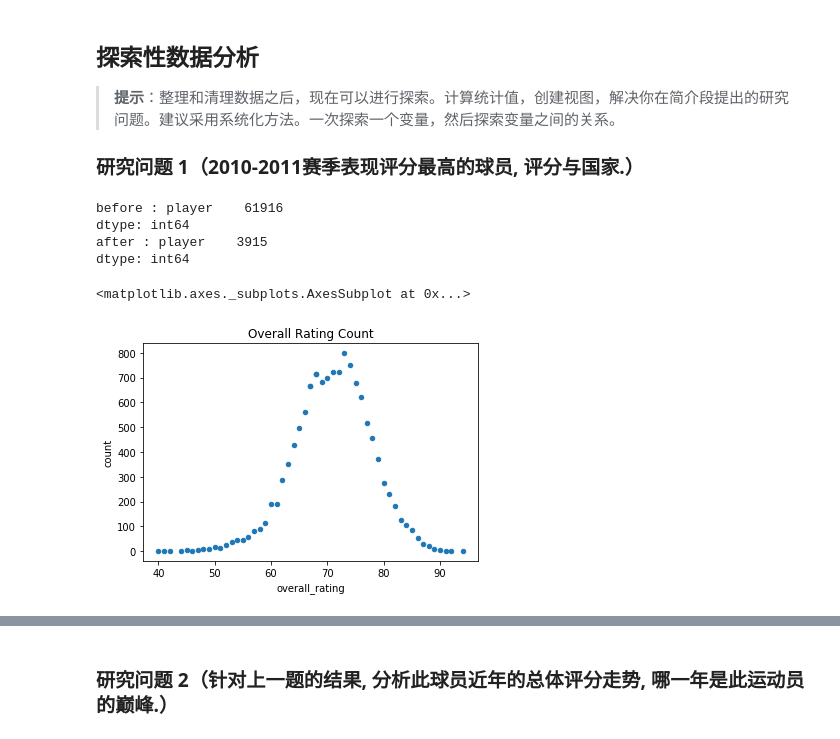
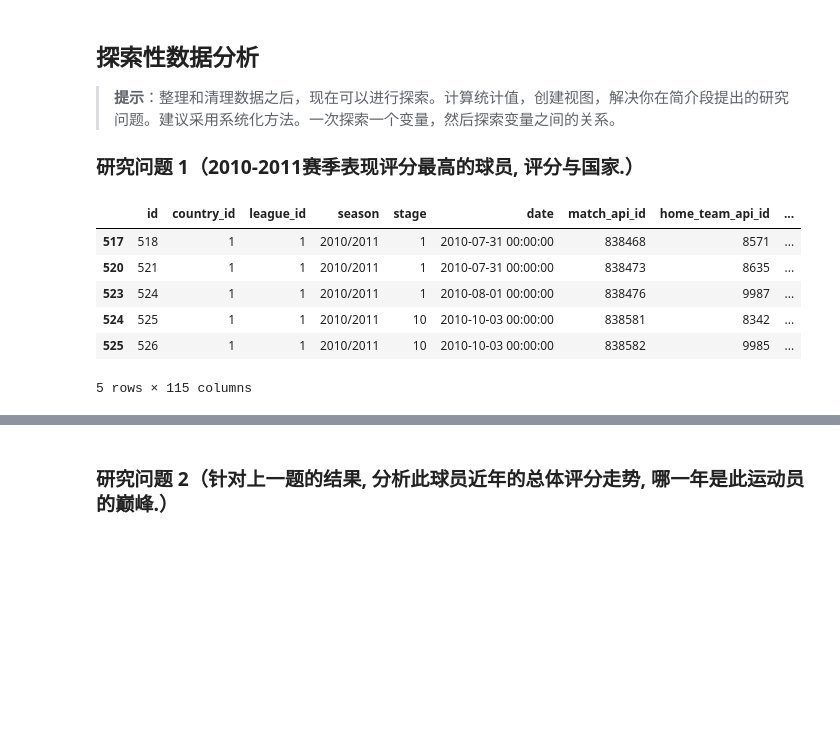
Before and after one commit to kylechenoO/investigate-football, a Jupyter notebook: Investigate-Football.ipynb, the cells around one changed output, grey strips where cells are left out. Drawn from its saved outputs; the diff is of its cells as text; code cells hidden in the pictures; blank space fills up the shorter version.

```diff
--- a/Investigate-Football.ipynb
+++ b/Investigate-Football.ipynb
@@ -398,67 +414,17 @@ after : 0
 > **提示**：整理和清理数据之后，现在可以进行探索。计算统计值，创建视图，解决你在简介段提出的研究问题。建议采用系统化方法。一次探索一个变量，然后探索变量之间的关系。
 
 ### 研究问题 1（2010-2011赛季表现评分最高的球员, 评分与国家.）
-# %%
-###############################################################
-# 找出2010/2011赛季评分最高的球员
-# Get all players for season 2010/2011
-df_match_2010to2011 = df_match[ df_match['season'] == '2010/2011' ]
-flag = True
-pre = 0
-for player in player_list:
-    if flag:
-        df_tmp = pd.DataFrame(df_match_2010to2011, columns = [ player ])
-        df_tmp.columns = ['player']
-        df_match_players = df_tmp
-        flag = False
-
-    df_tmp = pd.DataFrame(df_match_2010to2011, columns = [ player ])
-    df_tmp.columns = ['player']
-    df_match_players = df_match_players.append(df_tmp)
-
-# Drop duplicates
-print('before : {}'.format(df_match_players.count()))
-df_match_players.drop_duplicates(inplace = True)
-print('after : {}'.format(df_match_players.count()))
-df_match_players['player'] = df_match_players['player'].astype(int)
-
-# Get all player's attributes in df_match_players
-df_player_attributes['date'] = pd.to_datetime(df_player_attributes['date'])
-flag = True
-start = datetime(2010, 1, 1)
-end = datetime(2011, 12, 31)
-for player_api_id in df_match_players['player']:
-    if flag:
-        df_tmp = df_player_attributes[(df_player_attributes[ 'player_api_id' ] == player_api_id )  & \
-                                          (df_player_attributes[ 'date' ]  >= start) & \
-                                          (df_player_attributes[ 'date' ] <= end)]
-        df_match_player_attributes = df_tmp
-        flag = False
-
-    df_tmp = df_player_attributes[(df_player_attributes[ 'player_api_id' ] == player_api_id )  & \
-                                      (df_player_attributes[ 'date' ]  >= start) & \
-                                      (df_player_attributes[ 'date' ] <= end)]
-    df_match_player_attributes = df_match_player_attributes.append(df_tmp)
-
-# Plot overall_rating with count
-df_rating = pd.DataFrame(df_match_player_attributes, columns = ['overall_rating'])
-df_rating['overall_rating'] = df_rating['overall_rating'].drop_duplicates()
-df_rating.dropna(inplace = True)
-flag = True
-count_list = []
-for rating in df_rating['overall_rating']:
-    count_list.append(df_match_player_attributes[ df_match_player_attributes[ 'overall_rating' ] == \
-                                                     rating ]['player_api_id'].count())
-
-df_rating['count'] = count_list
-df_rating['overall_rating'] = df_rating['overall_rating'].astype(int)
-df_rating.plot(kind = 'scatter', x = 'overall_rating', y = 'count', title = 'Overall Rating Count')
-
-# 通过图形分析, 不难发现, 球员评分普遍在70-75之间, 在这里我们需要找到最右侧的最高分.
-# %% [output]
-before : player    61916
-dtype: int64
-after : player    3915
-dtype: int64
-<matplotlib.axes._subplots.AxesSubplot at 0x...>
-[figure, removed]
+# %%
+###############################################################
+# 找出2010/2011赛季评分最高的球员
+# 获取2010/2011的比赛数据
+df_match_2010to2011 = df_match[ df_match['season'] == '2010/2011' ]
+df_match_2010to2011.head()
+# %% [output]
+|  | id | country_id | league_id | season | stage | date | match_api_id | home_team_api_id | ... |
+| 517 | 518 | 1 | 1 | 2010/2011 | 1 | 2010-07-31 00:00:00 | 838468 | 8571 | ... |
+| 520 | 521 | 1 | 1 | 2010/2011 | 1 | 2010-07-31 00:00:00 | 838473 | 8635 | ... |
+| 523 | 524 | 1 | 1 | 2010/2011 | 1 | 2010-08-01 00:00:00 | 838476 | 9987 | ... |
+| 524 | 525 | 1 | 1 | 2010/2011 | 10 | 2010-10-03 00:00:00 | 838581 | 8342 | ... |
+| 525 | 526 | 1 | 1 | 2010/2011 | 10 | 2010-10-03 00:00:00 | 838582 | 9985 | ... |
+5 rows × 115 columns
```
Also changed, not shown: parts of 28 cells of this notebook, 1 other file.
